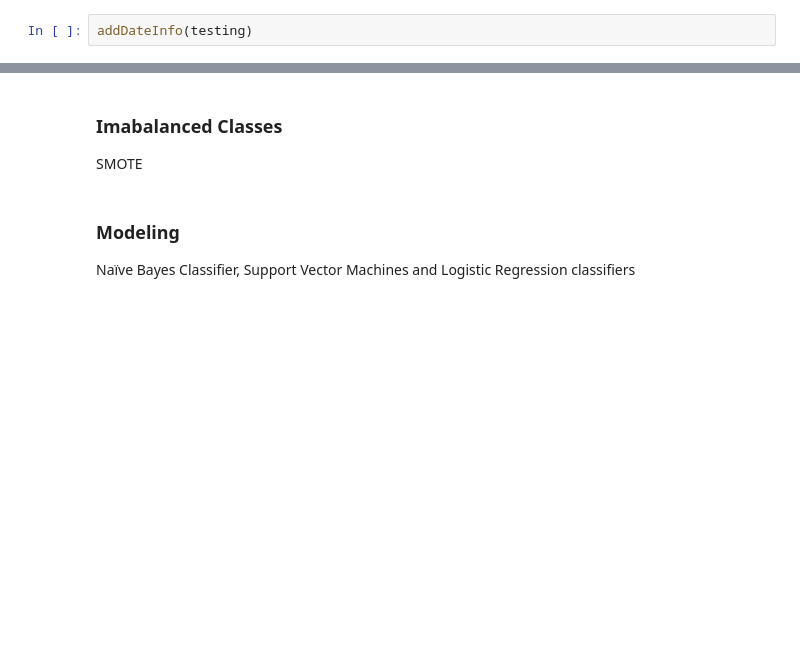
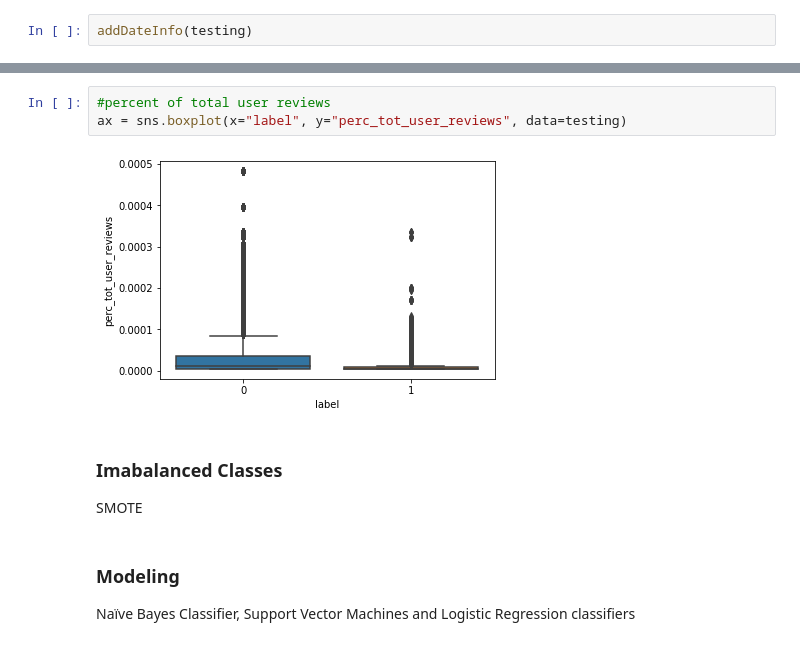
Before and after one commit to sophia-tsilerides/Machine-Learning-Project, a Jupyter notebook: Sophia/Prelim_analysis.ipynb, the cells around one changed output, grey strips where cells are left out. Drawn from its saved outputs; the diff is of its cells as text; blank space fills up the shorter version.

```diff
--- a/Sophia/Prelim_analysis.ipynb
+++ b/Sophia/Prelim_analysis.ipynb
@@ -311,3 +589,8 @@ ax = sns.boxplot(x="label", y="num_sent", data=testing)
+# %%
+#percent of total user reviews
+ax = sns.boxplot(x="label", y="perc_tot_user_reviews", data=testing)
+# %% [output]
+[figure, added]
 # %% [markdown]
 ### Imabalanced Classes
 
```
Also changed, not shown: parts of 69 cells of this notebook.
